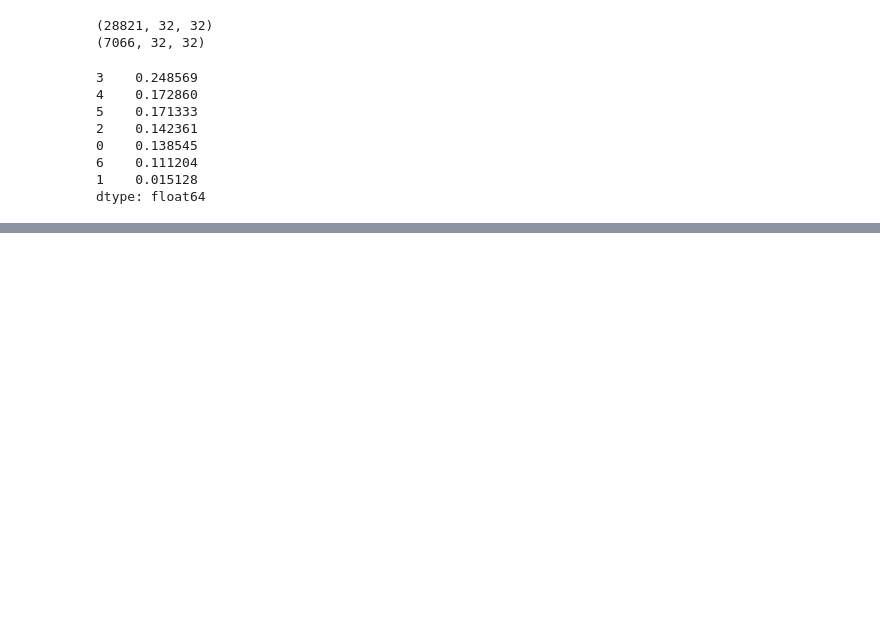
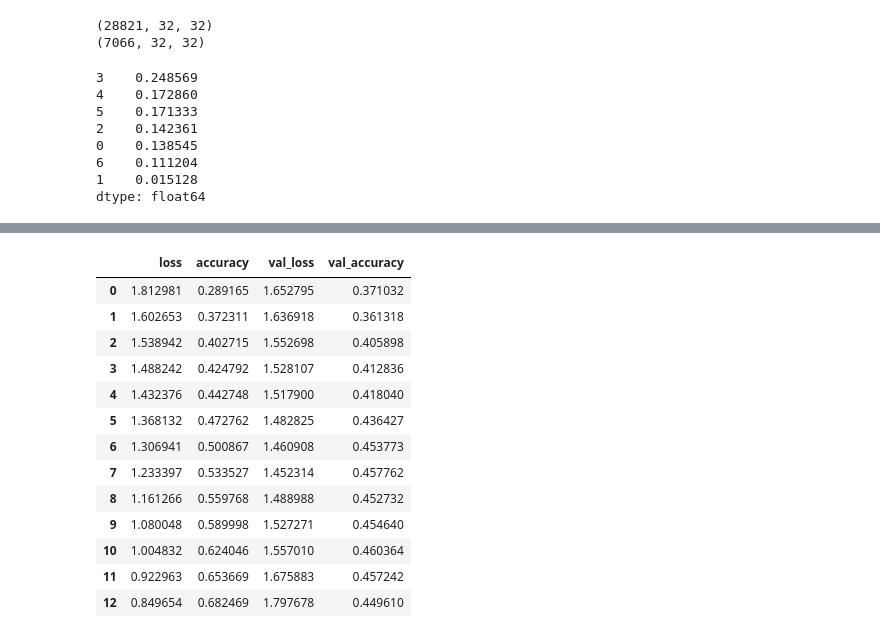
Before and after one commit to JuditRoca/feelinggood_Kaggle_competition, a Jupyter notebook: main.ipynb, the cells around one changed output, grey strips where cells are left out. Cells and saved outputs as stored; diff of their text form; code cells hidden in the pictures; blank space fills up the shorter version.

```diff
--- a/main.ipynb
+++ b/main.ipynb
@@ -127,16 +143,18 @@ X_train.shape
 # %%
 model = keras.Sequential([
-    keras.layers.Conv2D(64, (3,3), activation='relu', input_shape=(32,32,3)),
+    keras.layers.Conv2D(64, (3,3), activation='relu', input_shape=(32,32,1)),
     keras.layers.MaxPooling2D(2,2),
     keras.layers.Conv2D(32, (3,3), activation='relu'),
     keras.layers.MaxPooling2D(2,2),
     keras.layers.Flatten(),
+    keras.layers.Dense(128, activation='relu'),
+    keras.layers.Dense(64, activation='relu'),
     keras.layers.Dense(32, activation='relu'),
     keras.layers.Dense(7, activation='softmax')
 ])
 # %%
 layers = [
-    keras.layers.Conv2D(64, (3,3), activation='relu', input_shape=(32,32,3)),
+    keras.layers.Conv2D(64, (3,3), activation='relu', input_shape=(32,32,1)),
     keras.layers.MaxPooling2D(pool_size=(2,2)),
 
     keras.layers.Conv2D(128, (3,3), activation='relu'),
@@ -148,7 +166,7 @@ layers = [
     keras.layers.Dense(7, activation='sigmoid')
 ]
 
-model = keras.Sequential(layers)
+#model = keras.Sequential(layers)
 # %%
 model.summary()
 # %% [output]
@@ -170,7 +188,7 @@ Trainable params: 674,246
 Non-trainable params: 0
 _________________________________________________________________
 # %%
-model.compile(optimizer='adam', loss="sparse_categorical_accuracy", metrics=['accuracy'])
+model.compile(optimizer='adam', loss="sparse_categorical_crossentropy", metrics=['accuracy'])
 # %%
 earlystop = EarlyStopping(patience=5)
 # %%
@@ -184,2 +214,19 @@ ValueError: in user code:
 # %%
 df_hist = pd.DataFrame(history.history)
+# %%
+df_hist
+# %% [output]
+|  | loss | accuracy | val_loss | val_accuracy |
+| 0 | 1.812981 | 0.289165 | 1.652795 | 0.371032 |
+| 1 | 1.602653 | 0.372311 | 1.636918 | 0.361318 |
+| 2 | 1.538942 | 0.402715 | 1.552698 | 0.405898 |
+| 3 | 1.488242 | 0.424792 | 1.528107 | 0.412836 |
+| 4 | 1.432376 | 0.442748 | 1.517900 | 0.418040 |
+| 5 | 1.368132 | 0.472762 | 1.482825 | 0.436427 |
+| 6 | 1.306941 | 0.500867 | 1.460908 | 0.453773 |
+| 7 | 1.233397 | 0.533527 | 1.452314 | 0.457762 |
+| 8 | 1.161266 | 0.559768 | 1.488988 | 0.452732 |
+| 9 | 1.080048 | 0.589998 | 1.527271 | 0.454640 |
+| 10 | 1.004832 | 0.624046 | 1.557010 | 0.460364 |
+| 11 | 0.922963 | 0.653669 | 1.675883 | 0.457242 |
+| 12 | 0.849654 | 0.682469 | 1.797678 | 0.449610 |
```
Also changed, not shown: parts of 9 cells of this notebook, 2 other files.
